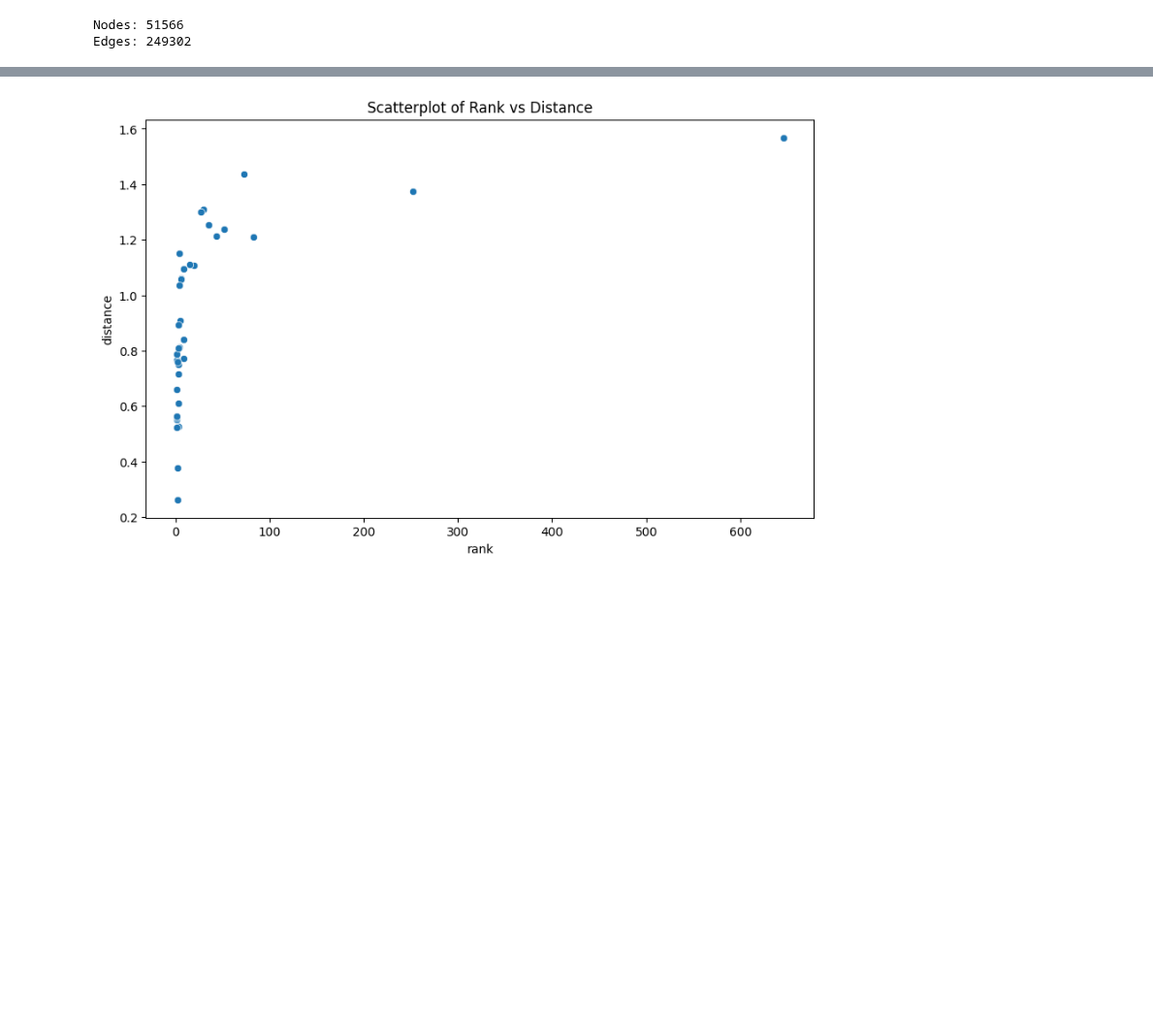
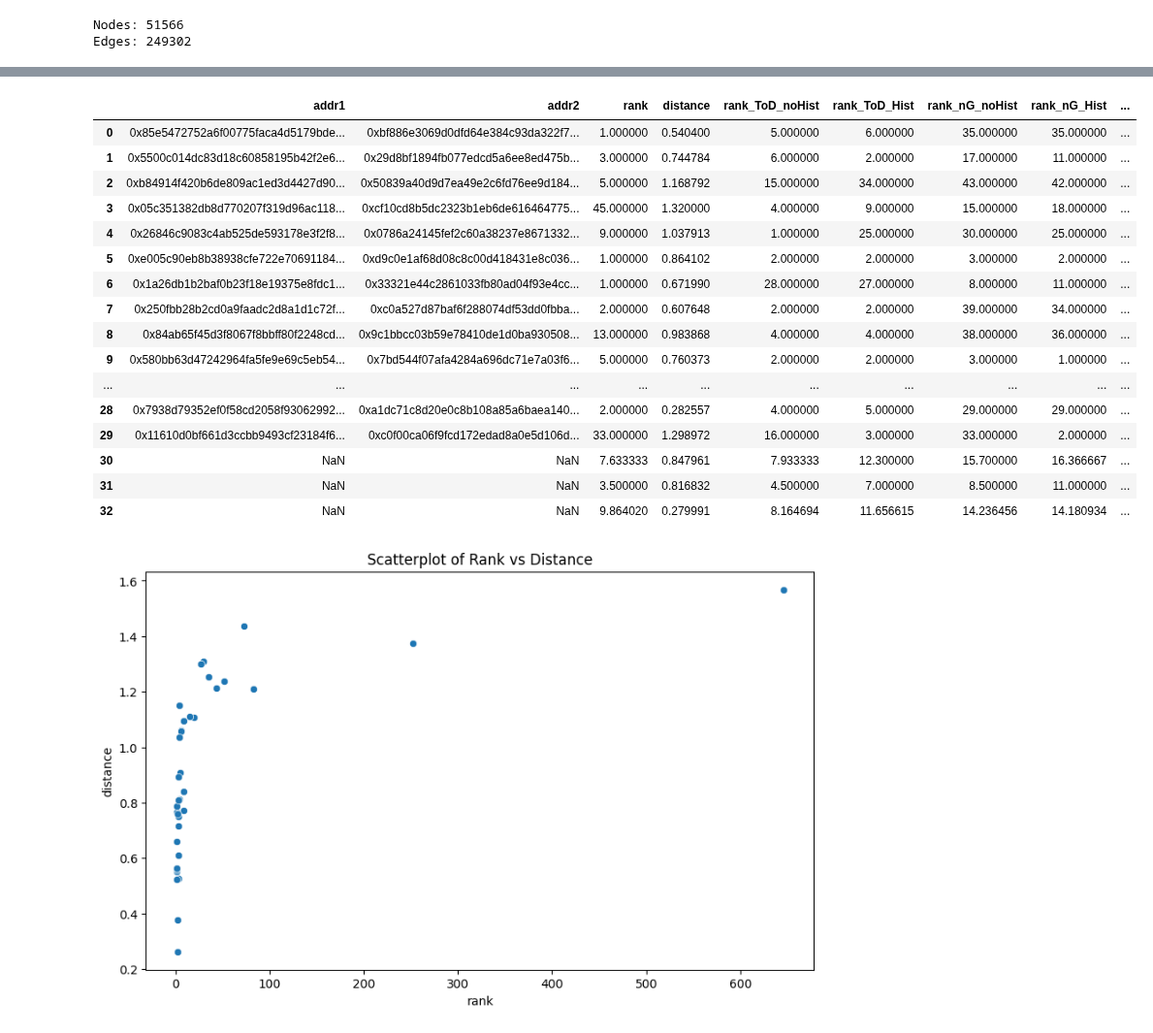
Before and after one commit to dariothuerkauf/address-clustering, a Jupyter notebook: python/node-embedding.ipynb, the cells around one changed output, grey strips where cells are left out. Shown at 97% size. Saved outputs shown, nothing was run; the diff lists cells and outputs as text; code cells hidden in the pictures; blank space fills up the shorter version.

```diff
--- a/python/node-embedding.ipynb
+++ b/python/node-embedding.ipynb
@@ -163,15 +172,0 @@ ToD_stats
-# %%
-merged_df = emb_d2v_df.join(ToD_stats, how='left')
-merged_df.fillna(0, inplace=True)
-X = merged_df.to_numpy()
-
-inst = DistCalculation(X, node_map)
-inst.get_rank('0x85e5472752a6f00775faca4d5179bde1081571b0','0xbf886e3069d0dfd64e384c93da322f775faa8876')
-
-df = ens_pairs
-df['rank'], df['distance'] = zip(*df.apply(lambda row: dist_calculator.get_avg_rank(row['addr1'], row['addr2']), axis=1))
-
-print("Diff2Vec incl. ToD Stats")
-print(f"Median Rank: {df['rank'].median()}\nMean Rank: {df['rank'].mean()}")
-print(f"Median Distance: {df['distance'].median()}\nMean Distance: {df['distance'].mean()}")
-df
@@ -178,3 +238,72 @@ df
+# %%
+d2v_ens = d2v_ens[d2v_ens['rank'] <= 50]
+
+ToD_noHist = filter_dataframe(stats_normalized, 'ToD', include_hist=False)
+d2v_ens['rank_ToD_noHist'] = d2v_ens.apply(
+    lambda row: compute_relative_rank(ToD_noHist, row['addr1'], row['addr2']),
+    axis=1
+)
+
+ToD_Hist = filter_dataframe(stats_normalized, 'ToD', include_hist=True)
+d2v_ens['rank_ToD_Hist'] = d2v_ens.apply(
+    lambda row: compute_relative_rank(ToD_Hist, row['addr1'], row['addr2']),
+    axis=1
+)
+
+nGas_noHist = filter_dataframe(stats_normalized, 'normalized_gasPrice', include_hist=False)
+d2v_ens['rank_nG_noHist'] = d2v_ens.apply(
+    lambda row: compute_relative_rank(nGas_noHist, row['addr1'], row['addr2']),
+    axis=1
+)
+
+nGas_Hist = filter_dataframe(stats_normalized, 'normalized_gasPrice', include_hist=True)
+d2v_ens['rank_nG_Hist'] = d2v_ens.apply(
+    lambda row: compute_relative_rank(nGas_Hist, row['addr1'], row['addr2']),
+    axis=1
+)
+
+both_noHist = filter_dataframe(stats_normalized, 'both', include_hist=False)
+d2v_ens['rank_both_noHist'] = d2v_ens.apply(
+    lambda row: compute_relative_rank(both_noHist, row['addr1'], row['addr2']),
+    axis=1
+)
+
+both_Hist = filter_dataframe(stats_normalized, 'both', include_hist=True)
+d2v_ens['rank_both_Hist'] = d2v_ens.apply(
+    lambda row: compute_relative_rank(both_Hist, row['addr1'], row['addr2']),
+    axis=1
+)
+
+
+# Compute mean and median of numeric columns
+numeric_cols = d2v_ens.select_dtypes(include=[np.number])
+df_mean = numeric_cols.mean()
+df_median = numeric_cols.median()
+df_std = np.std(numeric_cols)
+
+# Append mean and median to the dataframe
+df_final = d2v_ens.append(df_mean, ignore_index=True)
+df_final = df_final.append(df_median, ignore_index=True)
+df_final = df_final.append(df_std, ignore_index=True)
+df_final
+# %% [output]
+|  | addr1 | addr2 | rank | distance | rank_ToD_noHist | rank_ToD_Hist | rank_nG_noHist | rank_nG_Hist | ... |
+| 0 | 0x85e5472752a6f00775faca4d5179bde... | 0xbf886e3069d0dfd64e384c93da322f7... | 1.000000 | 0.540400 | 5.000000 | 6.000000 | 35.000000 | 35.000000 | ... |
+| 1 | 0x5500c014dc83d18c60858195b42f2e6... | 0x29d8bf1894fb077edcd5a6ee8ed475b... | 3.000000 | 0.744784 | 6.000000 | 2.000000 | 17.000000 | 11.000000 | ... |
+| 2 | 0xb84914f420b6de809ac1ed3d4427d90... | 0x50839a40d9d7ea49e2c6fd76ee9d184... | 5.000000 | 1.168792 | 15.000000 | 34.000000 | 43.000000 | 42.000000 | ... |
+| 3 | 0x05c351382db8d770207f319d96ac118... | 0xcf10cd8b5dc2323b1eb6de616464775... | 45.000000 | 1.320000 | 4.000000 | 9.000000 | 15.000000 | 18.000000 | ... |
+| 4 | 0x26846c9083c4ab525de593178e3f2f8... | 0x0786a24145fef2c60a38237e8671332... | 9.000000 | 1.037913 | 1.000000 | 25.000000 | 30.000000 | 25.000000 | ... |
+| 5 | 0xe005c90eb8b38938cfe722e70691184... | 0xd9c0e1af68d08c8c00d418431e8c036... | 1.000000 | 0.864102 | 2.000000 | 2.000000 | 3.000000 | 2.000000 | ... |
+| 6 | 0x1a26db1b2baf0b23f18e19375e8fdc1... | 0x33321e44c2861033fb80ad04f93e4cc... | 1.000000 | 0.671990 | 28.000000 | 27.000000 | 8.000000 | 11.000000 | ... |
+| 7 | 0x250fbb28b2cd0a9faadc2d8a1d1c72f... | 0xc0a527d87baf6f288074df53dd0fbba... | 2.000000 | 0.607648 | 2.000000 | 2.000000 | 39.000000 | 34.000000 | ... |
+| 8 | 0x84ab65f45d3f8067f8bbff80f2248cd... | 0x9c1bbcc03b59e78410de1d0ba930508... | 13.000000 | 0.983868 | 4.000000 | 4.000000 | 38.000000 | 36.000000 | ... |
+| 9 | 0x580bb63d47242964fa5fe9e69c5eb54... | 0x7bd544f07afa4284a696dc71e7a03f6... | 5.000000 | 0.760373 | 2.000000 | 2.000000 | 3.000000 | 1.000000 | ... |
+| ... | ... | ... | ... | ... | ... | ... | ... | ... | ... |
+| 28 | 0x7938d79352ef0f58cd2058f93062992... | 0xa1dc71c8d20e0c8b108a85a6baea140... | 2.000000 | 0.282557 | 4.000000 | 5.000000 | 29.000000 | 29.000000 | ... |
+| 29 | 0x11610d0bf661d3ccbb9493cf23184f6... | 0xc0f00ca06f9fcd172edad8a0e5d106d... | 33.000000 | 1.298972 | 16.000000 | 3.000000 | 33.000000 | 2.000000 | ... |
+| 30 | NaN | NaN | 7.633333 | 0.847961 | 7.933333 | 12.300000 | 15.700000 | 16.366667 | ... |
+| 31 | NaN | NaN | 3.500000 | 0.816832 | 4.500000 | 7.000000 | 8.500000 | 11.000000 | ... |
+| 32 | NaN | NaN | 9.864020 | 0.279991 | 8.164694 | 11.656615 | 14.236456 | 14.180934 | ... |
 # %%
 plt.figure(figsize=(10, 6))
 sns.scatterplot(x='rank', y='distance', data=ens_pairs)
```
Also changed, not shown: parts of 21 cells of this notebook.
